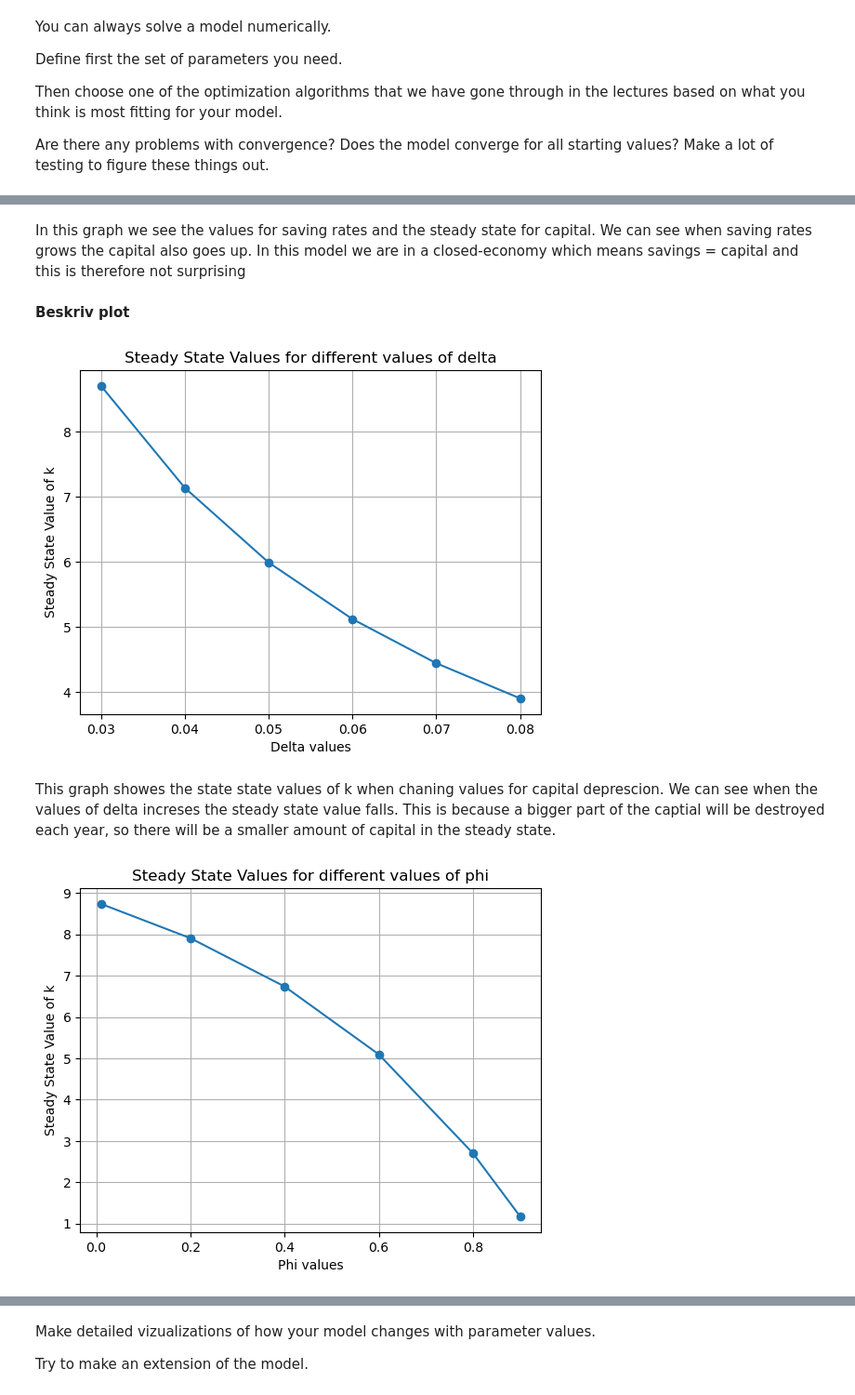
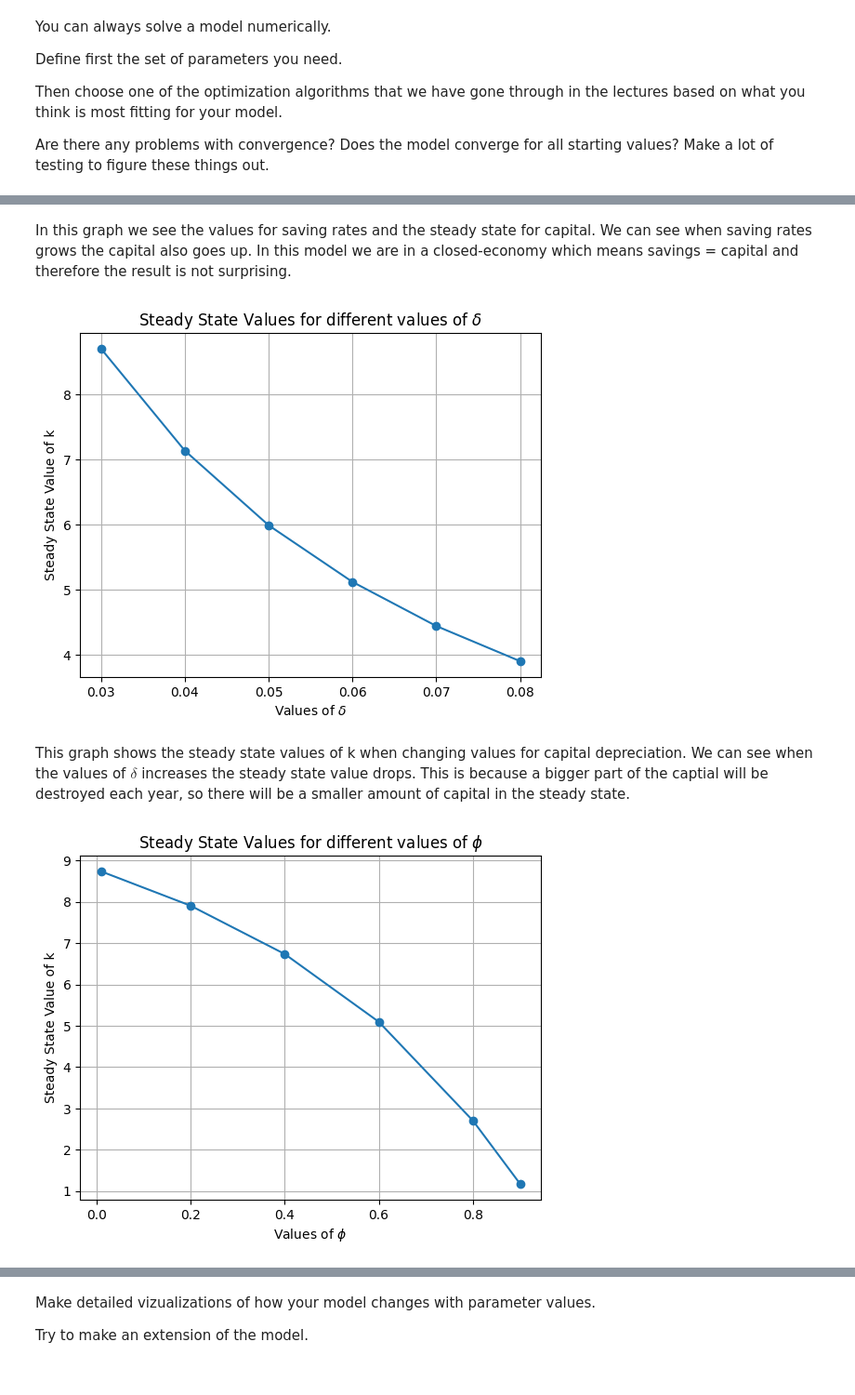
Before and after one commit to NumEconCopenhagen/projects-2024-simon-katrine, a Jupyter notebook: modelproject/modelproject.ipynb, the cells around one changed output, grey strips where cells are left out. Shown at 93% size. Cells and saved outputs as stored; diff of their text form; code cells hidden in the pictures.

```diff
--- a/modelproject/modelproject.ipynb
+++ b/modelproject/modelproject.ipynb
@@ -164,14 +167,14 @@ steady_states = []
 
 # Calculate steady state for each n value
 for n in n_values:
-    obj_kss = lambda k: k - (1/(1+n))*k*(s*k**(alpha-1)+(1-delta))**(1-phi)
+    obj_kss = lambda k: k - transaction_equation(k, s, alpha, delta, n, phi)
     result = optimize.root_scalar(obj_kss, bracket=[0.1, 100], method='brentq')
     steady_states.append(result.root)
 
 # Plotting
 plt.plot(n_values, steady_states, marker='o')
 plt.title('Steady State Values for different population growth rates')
-plt.xlabel('n values')
+plt.xlabel('Values of population growth rates')
 plt.ylabel('Steady State Value of k')
 plt.grid(True)
 plt.show()
@@ -193,14 +194,14 @@ steady_states = []
 
 # Calculate steady state for each n value
 for s in s_values:
-    obj_kss = lambda k: k - (1/(1+n))*k*(s*k**(alpha-1)+(1-delta))**(1-phi)
+    obj_kss = lambda k: k - transaction_equation(k, s, alpha, delta, n, phi)
     result = optimize.root_scalar(obj_kss, bracket=[0.1, 100], method='brentq')
     steady_states.append(result.root)
 
 # Plotting
 plt.plot(s_values, steady_states, marker='o')
 plt.title('Steady State Values for different saving rates')
-plt.xlabel('s values')
+plt.xlabel('Values of saving rates')
 plt.ylabel('Steady State Value of k')
 plt.grid(True)
 plt.show()
@@ -209,7 +210,5 @@ plt.show()
 # %% [markdown]
-In this graph we see the values for saving rates and the steady state for capital. We can see when saving rates grows the capital also goes up. In this model we are in a closed-economy which means savings = capital and this is therefore not surprising
+In this graph we see the values for saving rates and the steady state for capital. We can see when saving rates grows the capital also goes up. In this model we are in a closed-economy which means savings = capital and therefore the result is not surprising.
-# %% [markdown]
-**Beskriv plot**
 # %%
 # We create a list for different values of delta, so we can see how it effects the steady state
 delta_values = [0.03, 0.04, 0.05, 0.06, 0.07, 0.08]
@@ -222,43 +221,43 @@ steady_states = []
 
 # Calculate steady state for each n value
 for delta in delta_values:
-    obj_kss = lambda k: k - (1/(1+n))*k*(s*k**(alpha-1)+(1-delta))**(1-phi)
+    obj_kss = lambda k: k - transaction_equation(k, s, alpha, delta, n, phi)
     result = optimize.root_scalar(obj_kss, bracket=[0.1, 100], method='brentq')
     steady_states.append(result.root)
 
 # Plotting
 plt.plot(delta_values, steady_states, marker='o')
-plt.title('Steady State Values for different values of delta')
-plt.xlabel('Delta values')
+plt.title('Steady State Values for different values of $\delta$')
+plt.xlabel('Values of $\delta$')
 plt.ylabel('Steady State Value of k')
 plt.grid(True)
 plt.show()
 # %% [output]
-[figure, old version]
+[figure, new version]
 # %% [markdown]
-This graph showes the state state values of k when chaning values for capital deprescion. We can see when the values of delta increses the steady state value falls. This is because a bigger part of the captial will be destroyed each year, so there will be a smaller amount of capital in the steady state.
+This graph shows the steady state values of k when changing values for capital depreciation. We can see when the values of $\delta$ increases the steady state value drops. This is because a bigger part of the captial will be destroyed each year, so there will be a smaller amount of capital in the steady state.
 # %%
 # We create a list for different values of delta, so we can see how it effects the steady state
 phi_values = [0.01, 0.2, 0.4, 0.6, 0.8, 0.9]
 
 # We make sure that delta is equal to our baseline model
 delta = 0.05
 
 # Create a empty list for the steady states
 steady_states = []
 
 # Calculate steady state for each n value
 for phi in phi_values:
-    obj_kss = lambda k: k - (1/(1+n))*k*(s*k**(alpha-1)+(1-delta))**(1-phi)
+    obj_kss = lambda k: k - transaction_equation(k, s, alpha, delta, n, phi)
     result = optimize.root_scalar(obj_kss, bracket=[0.1, 100], method='brentq')
     steady_states.append(result.root)
 
 # Plotting
 plt.plot(phi_values, steady_states, marker='o')
-plt.title('Steady State Values for different values of phi')
-plt.xlabel('Phi values')
+plt.title('Steady State Values for different values of $\phi$')
+plt.xlabel('Values of $\phi$')
 plt.ylabel('Steady State Value of k')
 plt.grid(True)
 plt.show()
 # %% [output]
-[figure, old version]
+[figure, new version]
```
Also changed, not shown: parts of 16 cells of this notebook.
